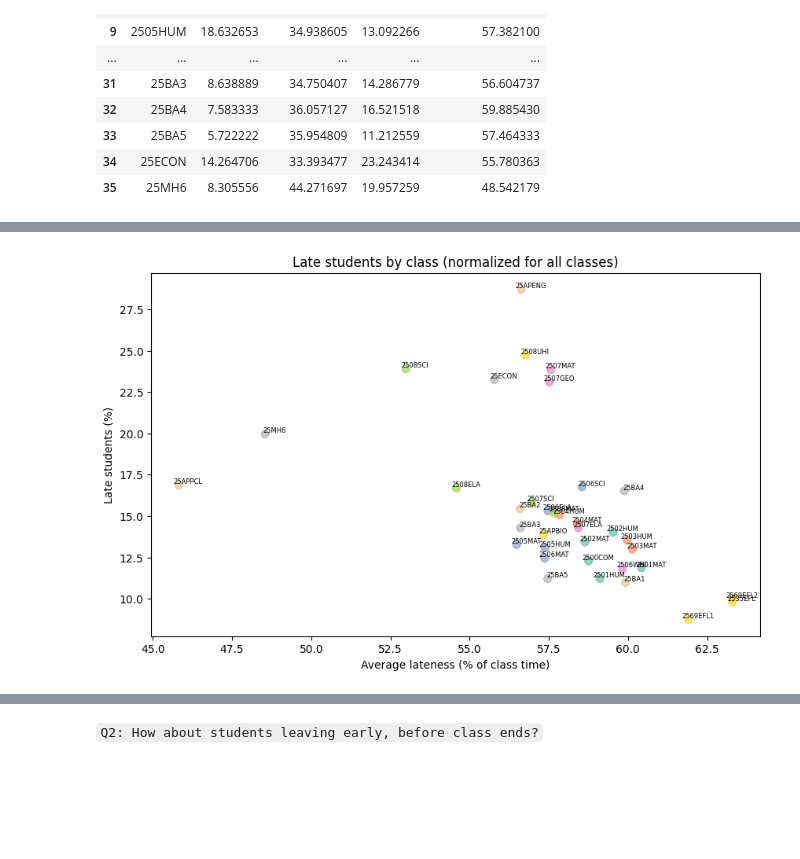
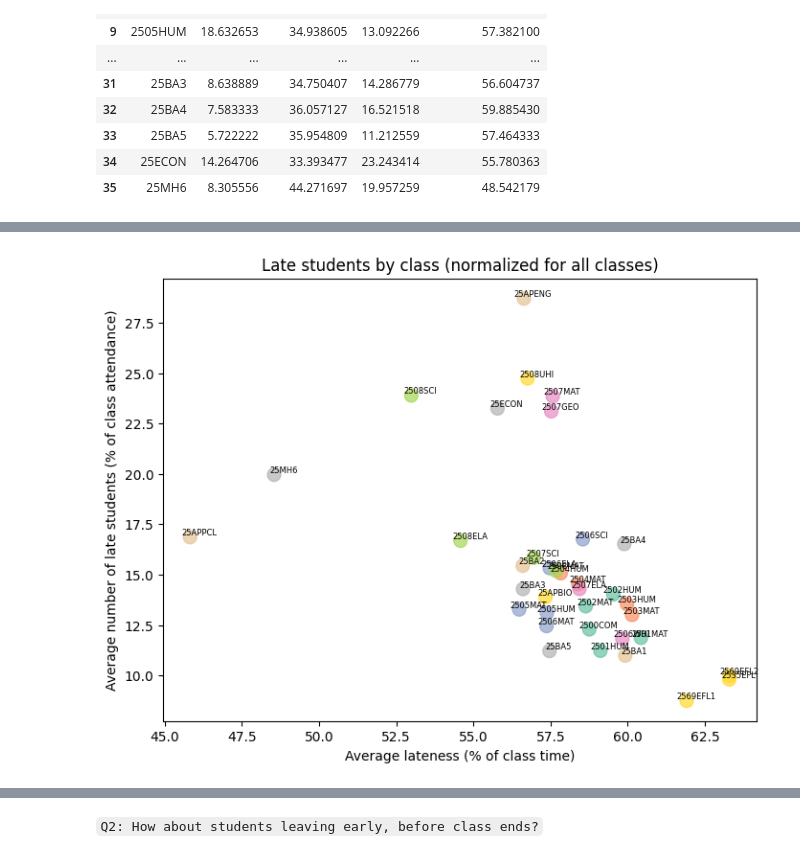
Before and after one commit to tthvan/Customer-Retention-Analysis, a Jupyter notebook: cleanin.ipynb, the cells around one changed output, grey strips where cells are left out. Saved outputs shown, nothing was run; the diff lists cells and outputs as text; code cells hidden in the pictures; blank space fills up the shorter version.

```diff
--- a/cleanin.ipynb
+++ b/cleanin.ipynb
@@ -550,20 +550,20 @@ late_stats_by_class
 | 34 | 25ECON | 14.264706 | 33.393477 | 23.243414 | 55.780363 |
 | 35 | 25MH6 | 8.305556 | 44.271697 | 19.957259 | 48.542179 |
 # %%
-plt.figure(figsize=(10,6))
+plt.figure(figsize=(8,6))
 scatter = plt.scatter(
     late_stats_by_class['avg_min_late'],
-    late_stats_by_class['pct_late'],
+    late_stats_by_class['num_late'],
     c=range(len(late_stats_by_class)),
     cmap='Set2',
     s=100,
     alpha=0.7
 )
 for i, row in late_stats_by_class.iterrows():
-    plt.text(row['avg_min_late']+0.3, row['pct_late'], row['Topic'], fontsize=6, ha='right', va='bottom')
+    plt.text(row['avg_min_late']+0.3, row['num_late'], row['Topic'], fontsize=6, ha='right', va='bottom')
 
-plt.xlabel('Minutes late (minutes)')
-plt.ylabel('Average lateness (% of class time)')
-plt.title('Late students by class')
+plt.xlabel('Average minutes late (minutes)')
+plt.ylabel('Average number of students late')
+plt.title('Students late more than 20 minutes')
 plt.show()
 # %% [output]
@@ -571,19 +571,19 @@ plt.show()
 # %%
-plt.figure(figsize=(10,6))
+plt.figure(figsize=(8,6))
 scatter = plt.scatter(
     late_stats_by_class['pct_class_duration'],
     late_stats_by_class['pct_late'],
     c=range(len(late_stats_by_class)),
     cmap='Set2',
-    s=50,
+    s=100,
     alpha=0.7
 )
 for i, row in late_stats_by_class.iterrows():
     plt.text(row['pct_class_duration']+0.3, row['pct_late'], row['Topic'], fontsize=6, ha='center', va='bottom')
 
 plt.xlabel('Average lateness (% of class time)')
-plt.ylabel('Late students (%)')
+plt.ylabel('Average number of late students (% of class attendance)')
 plt.title('Late students by class (normalized for all classes)')
 plt.show()
 # %% [output]
-[figure, old version]
+[figure, new version]
```
Also changed, not shown: parts of 3 cells of this notebook.
